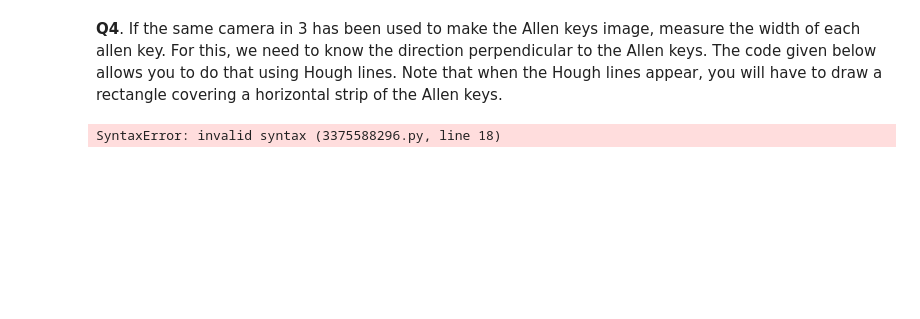
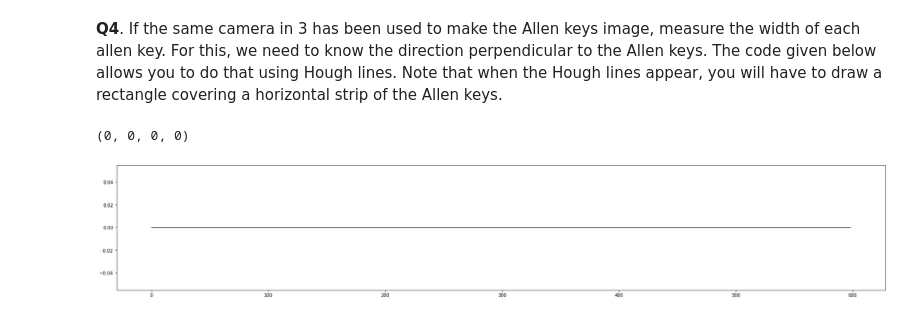
Before and after one commit to YohanAbeysinghe/EN2550-Fundementals-of-Image-Processing-and-Computer-Vision, a Jupyter notebook: 7. L7-3-23 - Exercise 7/exercise7.ipynb, the cells around one changed output. Saved outputs shown, nothing was run; the diff lists cells and outputs as text; code cells hidden in the pictures; blank space fills up the shorter version.

```diff
--- a/7. L7-3-23 - Exercise 7/exercise7.ipynb
+++ b/7. L7-3-23 - Exercise 7/exercise7.ipynb
@@ -125,25 +127,59 @@ Allen keys. The code given below allows you to do that using Hough lines. Note t
 when the Hough lines appear, you will have to draw a rectangle covering a horizontal
 strip of the Allen keys.
 # %%
+import cv2 as cv
+import numpy as np
+import matplotlib . pyplot as plt
 file_name = 'allenkeys.jpg'
-im = cv.imread ( file_name , cv.IMREAD_REDUCED_GRAYSCALE_2)
-canny = cv.Canny( im, 50 , 150)
+im = cv . imread(file_name , cv .IMREAD_REDUCED_GRAYSCALE_2)
+canny = cv .Canny(im, 50, 150)
 
- # Copy edges to the images that will display the r e sul t s in BGR
-canny_color = cv.cvtColor ( canny , cv.COLOR_GRAY2BGR)
+# Copy edges to the images that will display the results in BGR
+canny_color = cv . cvtColor ( canny , cv .COLOR_GRAY2BGR)
 
-lines = cv.HoughLines ( canny , 1 , np.pi / 180 , 170 , None , 0 , 0)
 
+lines = cv . HoughLines ( canny , 1 , np . pi / 180 , 170 , None , 0 , 0)
 if lines is not None :
-    for i in range (0 , len ( lines ) ) :
-        rho = lines [ i ] [ 0 ] [ 0 ]
-        theta = lines [ i ] [ 0 ] [ 1 ]
-        a = np.cos ( theta )
-        b = np.sin ( theta )
-        x0 = a * rho
-        y0 = b * rho
-        pt1 = ( int ( x0 + 1000*(=b ) ) , int ( y0 + 1000*(a ) ) )
-        pt2 = ( int ( x0 = 1000*(=b ) ) , int ( y0 = 1000*(a ) ) )
-        cv.line ( canny_color , pt1 , pt2 , (0 ,0 ,255) , 1 , cv.LINE_AA)
+    for i in range (0 , len (lines)):
+        rho = lines[i][0][0]
+        theta = lines[i][0][1]
+        a = np.cos(theta)
+        b = np.sin(theta )
+        x0 = a*rho
+        y0 = b*rho
+        pt1 = (int(x0 + 1000*(-b)) , int(y0 + 1000*(a)))
+        pt2 = (int(x0 - 1000*(-b)) , int(y0 - 1000*(a)))
+        cv.line(canny_color , pt1 , pt2 , (0 ,0 ,255) , 1 , cv.LINE_AA)
+
+cv.namedWindow('Image' , cv.WINDOW_AUTOSIZE)
+cv.imshow('Image', im)
+cv.waitKey(0)
+cv.imshow('Image', canny)
+cv.waitKey(0)
+cv.imshow('Image', canny_color)
+r = cv.selectROI('Image', canny_color , showCrosshair = True , fromCenter =False)
+cv.waitKey(0)
+print (r)
+x0 , y0 = int (r[0] +r[2]/2) , int(r[1]+r[3]/2)
+m = b/a # Gradient
+m = np.tan(np.median(lines[ : , 0 ,1]))
+c = y0 = m*x0 # Inte r cept
+cv.line(canny_color , (0 , int(c)) , (im.shape[0] , int(m*im.shape[0] +  c )) , (0 ,255 ,0) , 2 , cv.LINE_AA)
+cv.imshow('Image', canny_color)
+cv.waitKey(0)
+cv.destroyAllWindows()
+dy = 1
+y_sub_pixel = np.arange(0 , im.shape[0] - 1 , dy )
+f_sub_pixel = np.zeros_like(y_sub_pixel)
+f_sub_pixel_nn = np.zeros_like(y_sub_pixel)
+# https : / / youtu . be / v9CFu4r6tPY
+# for i , y in enumerate(y_sub_pixel):
+# # Your code hear to generate the pix el values along the lin e
+fig , ax = plt.subplots(figsize =(30 ,5))
+ax.plot(f_sub_pixel_nn )
+#Your code hear to compute the widths . Keep in mind of the angle.
+
+plt.show()
 # %% [output]
-SyntaxError: invalid syntax (3375588296.py, line 18)
+(0, 0, 0, 0)
+[figure, added]
```
Also changed, not shown: parts of 3 cells of this notebook.
